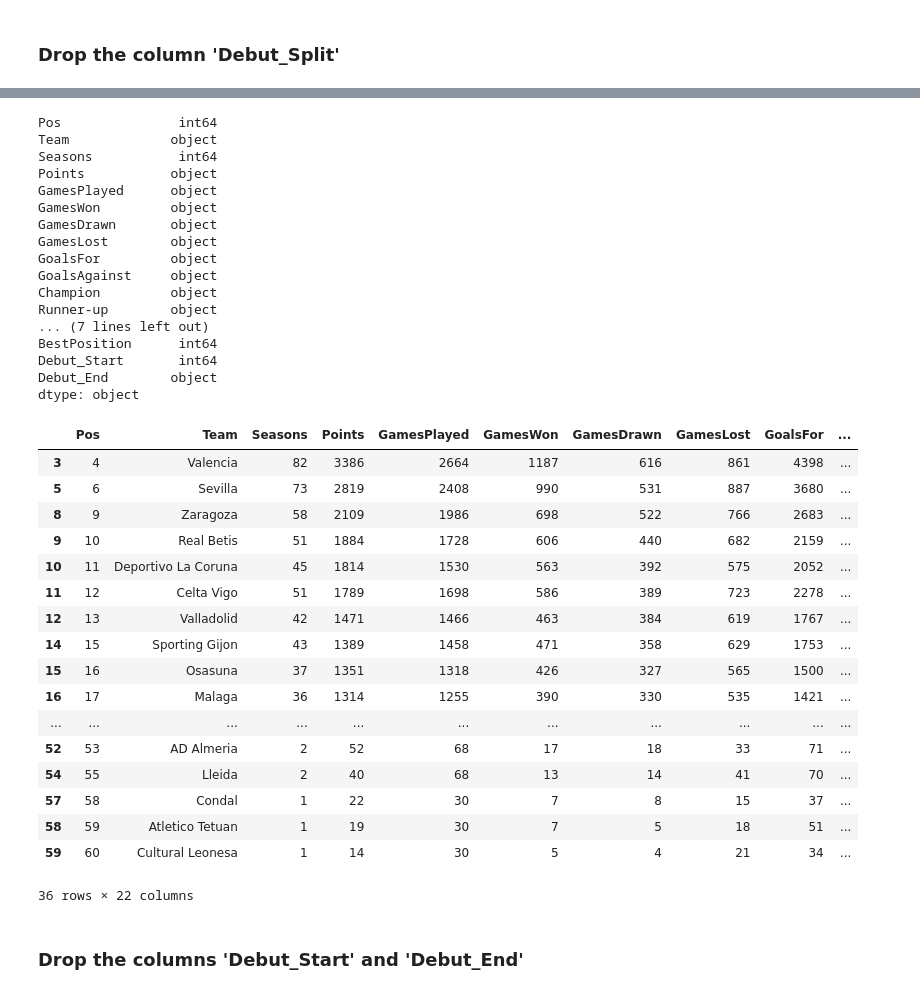
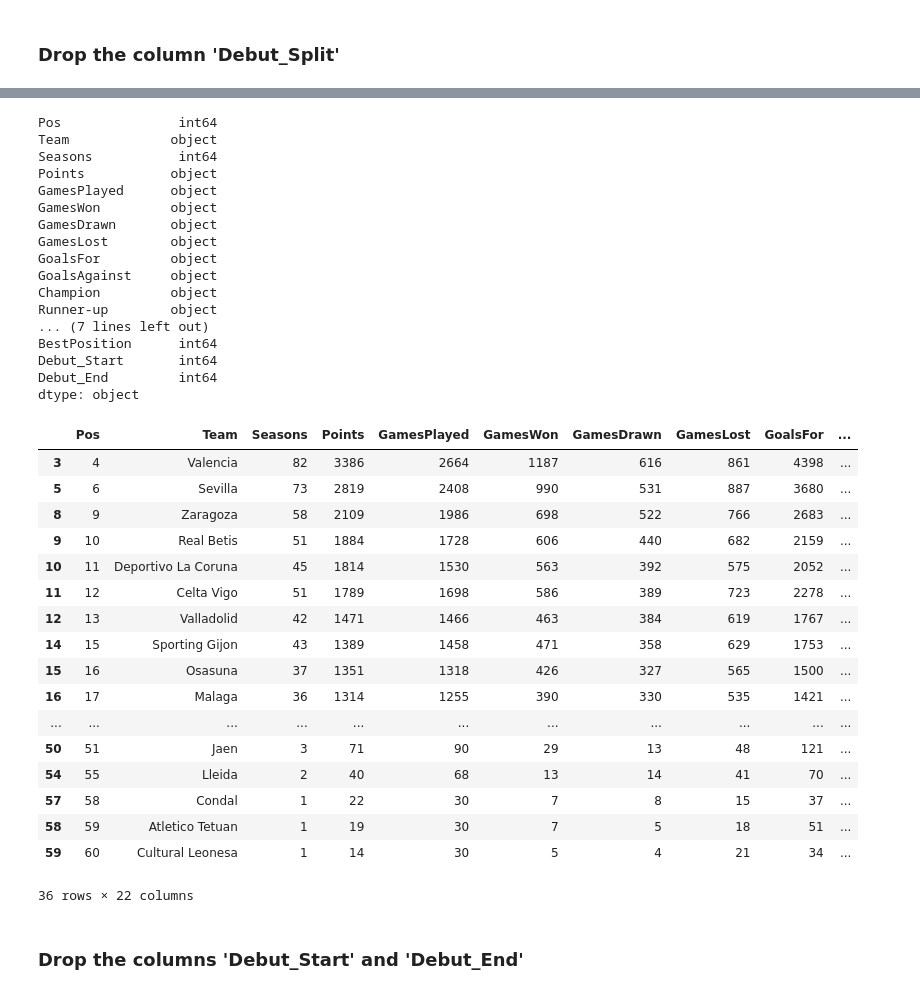
Before and after one commit to Shanmugapriya03/Analysing-the-performance-of-football-teams, a Jupyter notebook: Laliga.ipynb, the cells around one changed output, grey strips where cells are left out. Saved outputs shown, nothing was run; the diff lists cells and outputs as text; code cells hidden in the pictures.

```diff
--- a/Laliga.ipynb
+++ b/Laliga.ipynb
@@ -90,4 +55,6 @@ len = Laliga.shape[0]
 for i in range(len):
     if (Laliga_debut['Debut_End'][i] != None):
         Laliga_debut['Debut_End'][i] = Laliga_debut['Debut_Start'][i][:2] + Laliga_debut['Debut_End'][i]
+    else :
+        Laliga_debut['Debut_End'][i] = Laliga_debut['Debut_Start'][i]
 # %%
@@ -162,6 +96,7 @@ Debut_End        object
 dtype: object
 # %%
 Laliga['Debut_Start'] = Laliga.Debut_Start.astype(int)
+Laliga['Debut_End'] = Laliga.Debut_End.astype(int)
 # %%
 Laliga.dtypes
 # %% [output]
@@ -180,24 +115,24 @@ Runner-up        object
 ... (7 lines left out)
 BestPosition      int64
 Debut_Start       int64
-Debut_End        object
+Debut_End         int64
 dtype: object
 # %%
-Laliga[(Laliga['Debut_Start'] > 1930) & (Laliga['Debut_Start'] <1980)]
+Laliga[(Laliga['Debut_Start'] > 1930) & (Laliga['Debut_End'] <1980)]
 # %% [output]
 |  | Pos | Team | Seasons | Points | GamesPlayed | GamesWon | GamesDrawn | GamesLost | GoalsFor | ... |
 | 3 | 4 | Valencia | 82 | 3386 | 2664 | 1187 | 616 | 861 | 4398 | ... |
 | 5 | 6 | Sevilla | 73 | 2819 | 2408 | 990 | 531 | 887 | 3680 | ... |
 | 8 | 9 | Zaragoza | 58 | 2109 | 1986 | 698 | 522 | 766 | 2683 | ... |
 | 9 | 10 | Real Betis | 51 | 1884 | 1728 | 606 | 440 | 682 | 2159 | ... |
 | 10 | 11 | Deportivo La Coruna | 45 | 1814 | 1530 | 563 | 392 | 575 | 2052 | ... |
 | 11 | 12 | Celta Vigo | 51 | 1789 | 1698 | 586 | 389 | 723 | 2278 | ... |
 | 12 | 13 | Valladolid | 42 | 1471 | 1466 | 463 | 384 | 619 | 1767 | ... |
 | 14 | 15 | Sporting Gijon | 43 | 1389 | 1458 | 471 | 358 | 629 | 1753 | ... |
 | 15 | 16 | Osasuna | 37 | 1351 | 1318 | 426 | 327 | 565 | 1500 | ... |
 | 16 | 17 | Malaga | 36 | 1314 | 1255 | 390 | 330 | 535 | 1421 | ... |
 | ... | ... | ... | ... | ... | ... | ... | ... | ... | ... | ... |
-| 52 | 53 | AD Almeria | 2 | 52 | 68 | 17 | 18 | 33 | 71 | ... |
+| 50 | 51 | Jaen | 3 | 71 | 90 | 29 | 13 | 48 | 121 | ... |
 | 54 | 55 | Lleida | 2 | 40 | 68 | 13 | 14 | 41 | 70 | ... |
 | 57 | 58 | Condal | 1 | 22 | 30 | 7 | 8 | 15 | 37 | ... |
 | 58 | 59 | Atletico Tetuan | 1 | 19 | 30 | 7 | 5 | 18 | 51 | ... |
```
Also changed, not shown: parts of 10 cells of this notebook.
